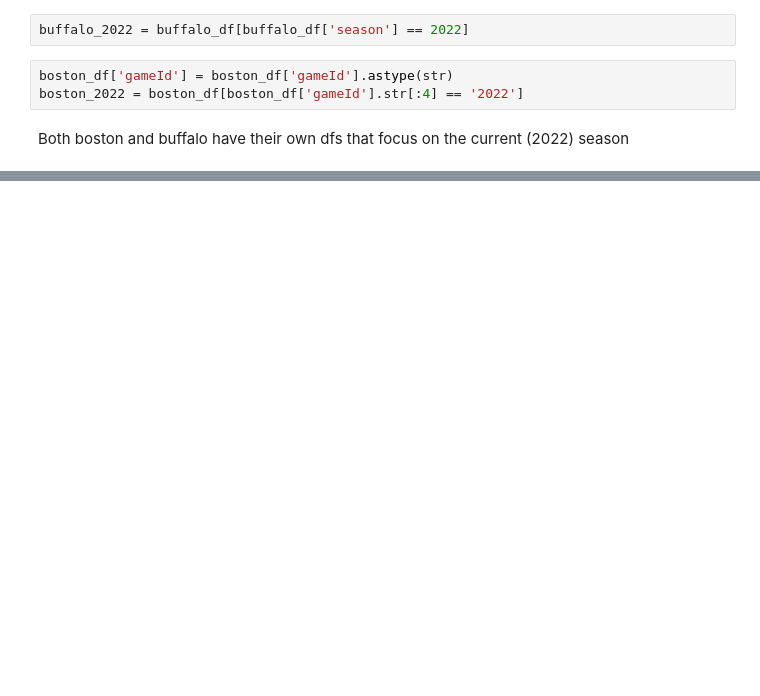
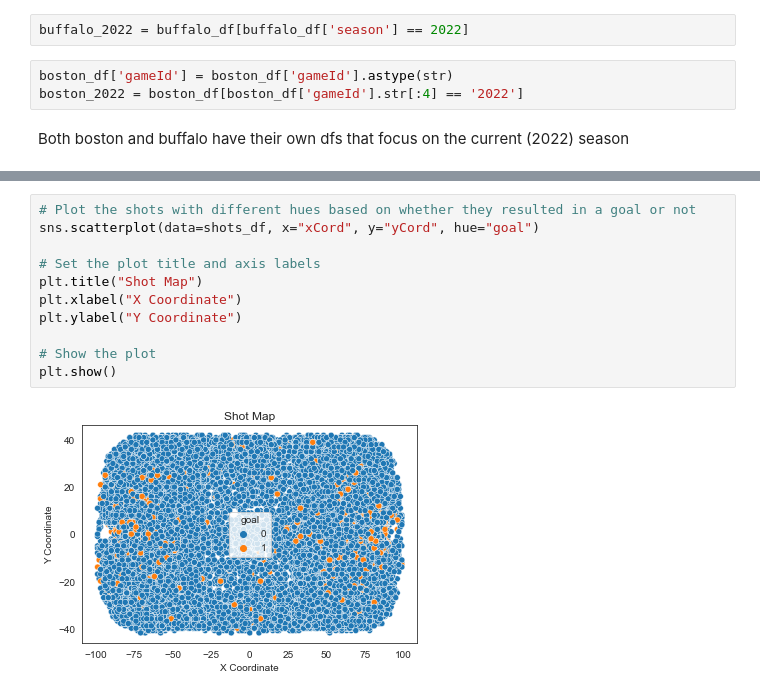
Before and after one commit to MichalOst3389/nhl_team_analysis, a Jupyter notebook: nhl_team_analysis/NHL Notebook.ipynb, the cells around one changed output, grey strips where cells are left out. Drawn from its saved outputs; the diff is of its cells as text; blank space fills up the shorter version.

```diff
--- a/nhl_team_analysis/NHL Notebook.ipynb
+++ b/nhl_team_analysis/NHL Notebook.ipynb
@@ -552,0 +282,13 @@ Name: OnIce_A_xGoals, dtype: float64
+# %%
+# Plot the shots with different hues based on whether they resulted in a goal or not
+sns.scatterplot(data=shots_df, x="xCord", y="yCord", hue="goal")
+
+# Set the plot title and axis labels
+plt.title("Shot Map")
+plt.xlabel("X Coordinate")
+plt.ylabel("Y Coordinate")
+
+# Show the plot
+plt.show()
+# %% [output]
+[figure, added]
```
Also changed, not shown: parts of 80 cells of this notebook.
